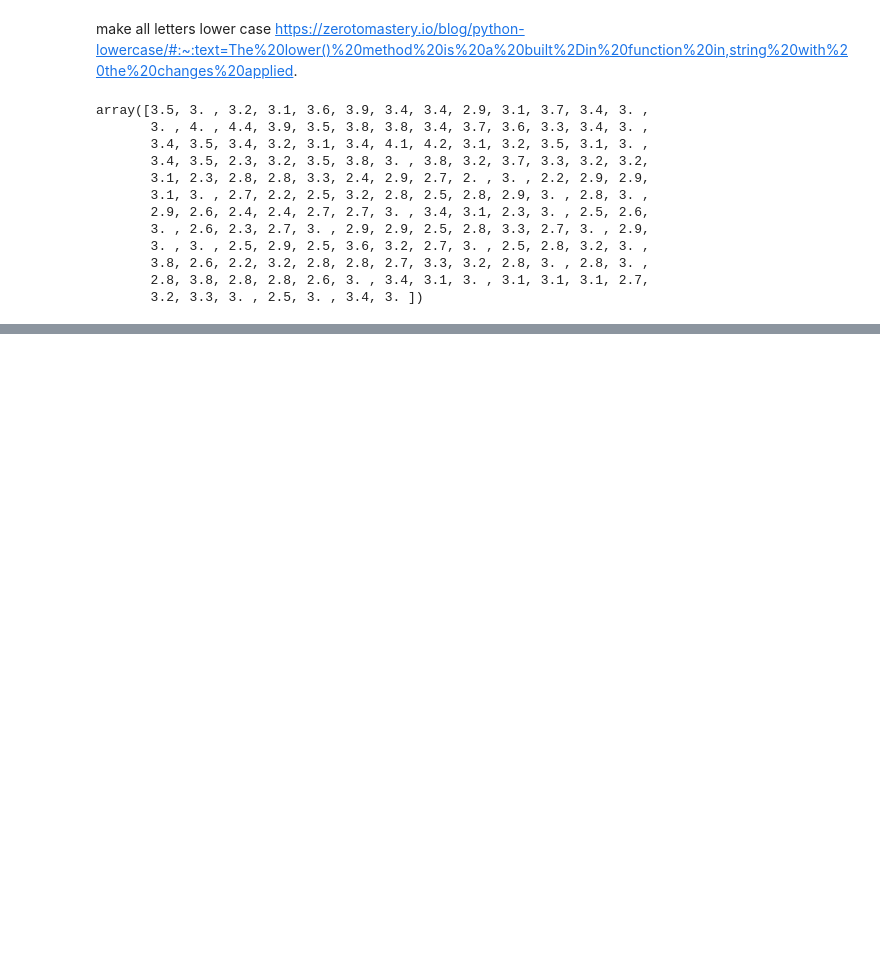
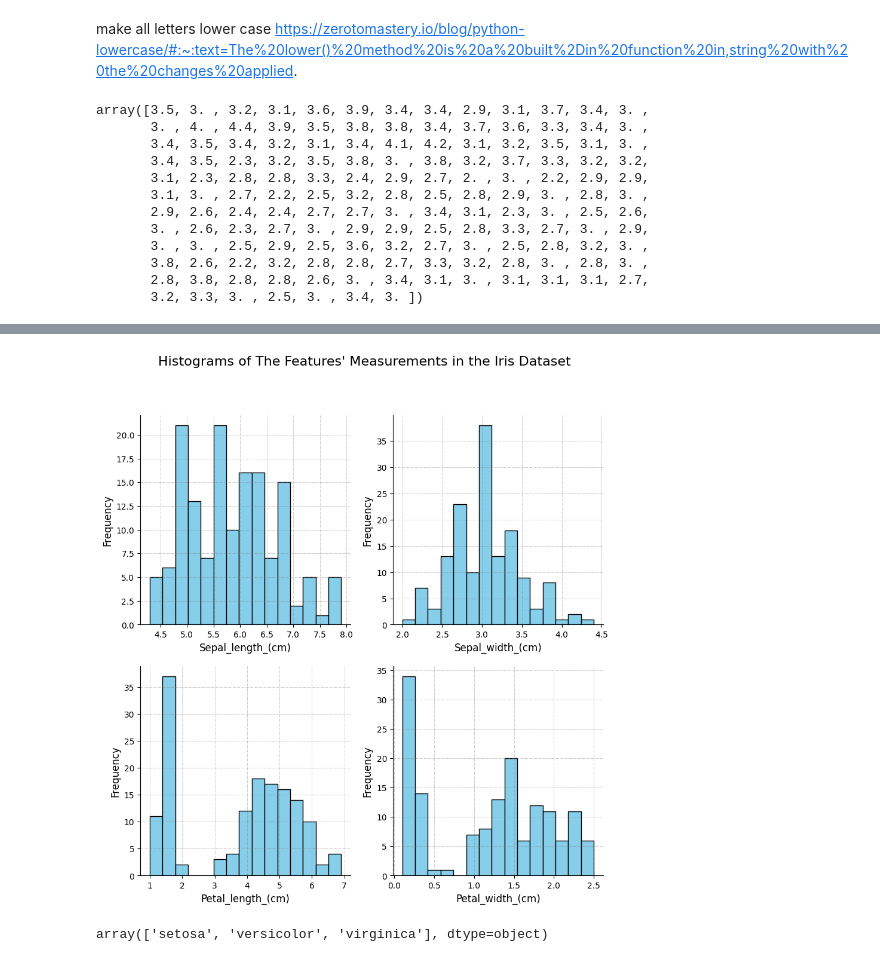
Before and after one commit to aldaszarnauskas/exploratory_analysis_iris_dataset, a Jupyter notebook: pands-project.ipynb, the cells around one changed output, grey strips where cells are left out. Cells and saved outputs as stored; diff of their text form; code cells hidden in the pictures; blank space fills up the shorter version.

```diff
--- a/pands-project.ipynb
+++ b/pands-project.ipynb
@@ -205,0 +164,35 @@ for i in range(4):
+# %%
+# Define a layout of subplots
+fig, axs = plt.subplots(2, 2, figsize=(10, 10))
+# Go through each axis in the previously defined layout
+# and plot a histogram of each feature
+for count, ax in enumerate(axs.flat):
+
+    # Remove axes splines
+    for s in ['top', 'right']:
+        ax.spines[s].set_visible(False)
+
+    # Add x, y gridlines
+    ax.grid(color ='grey',
+            linestyle ='-.', linewidth = 0.5,
+            alpha = 0.6)
+
+    # Plot a histogram of the feature
+    ax.hist(iris_data[count], bins=15,
+                    color='skyblue', edgecolor='black')
+
+    # Set the names of x and y axis and title
+    ax.set_xlabel(f"{feature_names[count].capitalize()}", fontsize=12)
+    ax.set_ylabel("Frequency", fontsize=12)
+
+# Set the title
+fig.suptitle('Histograms of the Features\' Measurements in the Iris Dataset', fontsize=16)
+# Show the plot
+plt.savefig("histograms.png", dpi=300, bbox_inches = 'tight')
+plt.show()
+# %% [output]
+[figure, added]
+# %%
+df["class"].unique()
+# %% [output]
+array(['setosa', 'versicolor', 'virginica'], dtype=object)
```
Also changed, not shown: parts of 8 cells of this notebook, 12 other files.
